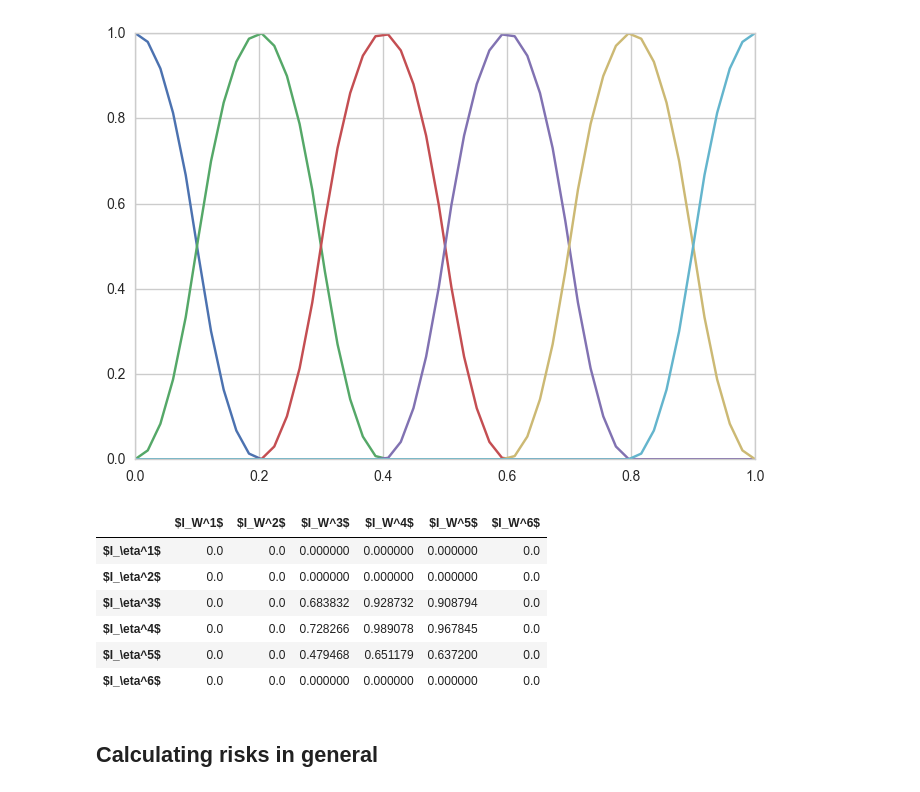
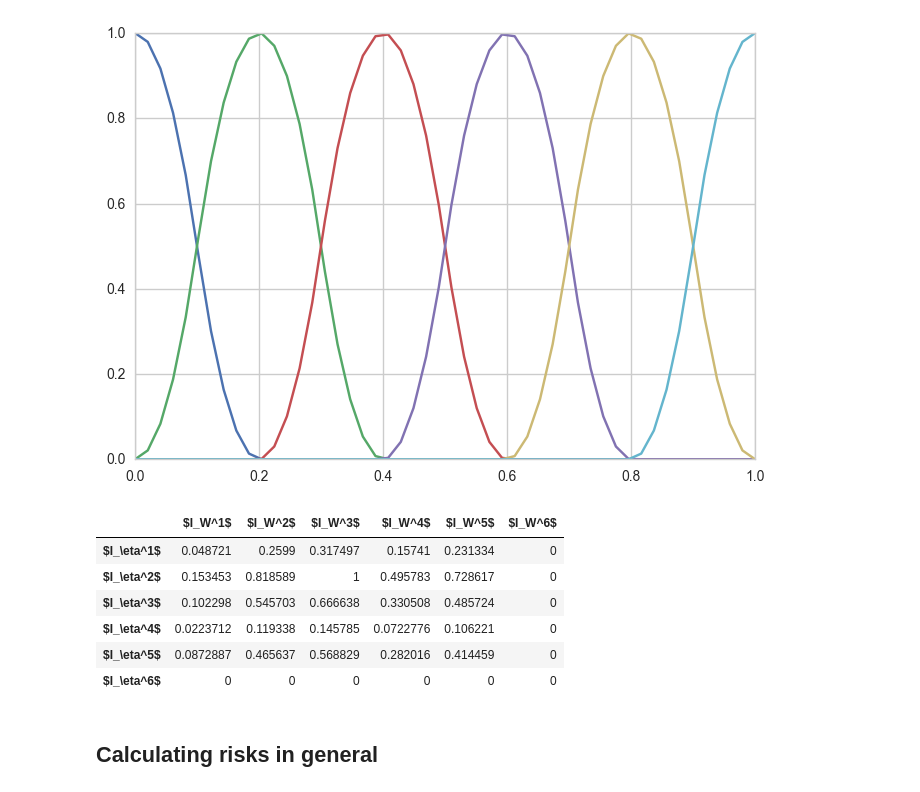
Before and after one commit to Megalitum/savchenko_labs, a Jupyter notebook: semiannual_project_risk.ipynb, the cells around one changed output. Cells and saved outputs as stored; diff of their text form; code cells hidden in the pictures.

```diff
--- a/semiannual_project_risk.ipynb
+++ b/semiannual_project_risk.ipynb
@@ -74,20 +136,27 @@ def build_resid_table(configuration):
         eta_vec, W_vec = calculate_eta_W_resid_vectors(f_eta[i], f_W[i])
         res_eta *= 1 - eta_vec
         res_W *= 1 - W_vec
-    res_eta = 1 - res_eta
-    res_W = 1 - res_W
+    res_eta = 1 - np.power(res_eta, 1 / len(configuration))
+    res_W = 1 - np.power(res_W, 1 / len(configuration))
     return np.sqrt(res_eta[:, None] @ res_W[None, :])
+# %%
+def highlight_styler(value):
+    def color_red(val):
+        color = 'red' if val == value else 'black'
+        return 'color: %s' % color
+    return color_red
 # %%
-pd.DataFrame(build_resid_table((1,1,1)), columns=['$I_W^%d$' % (i + 1) for i in range(len(W_ranges_c))],
-             index=['$I_\eta^%d$' % (i + 1) for i in range(len(eta_ranges_c))])
+likely_config_table = build_resid_table((1,2,2,0,0,0,0))
+pd.DataFrame(likely_config_table, columns=['$I_W^%d$' % (i + 1) for i in range(len(W_ranges_c))],
+             index=['$I_\eta^%d$' % (i + 1) for i in range(len(eta_ranges_c))]).style.applymap(highlight_styler(likely_config_table.max()))
 # %% [output]
 |  | $I_W^1$ | $I_W^2$ | $I_W^3$ | $I_W^4$ | $I_W^5$ | $I_W^6$ |
-| $I_\eta^1$ | 0.0 | 0.0 | 0.000000 | 0.000000 | 0.000000 | 0.0 |
-| $I_\eta^2$ | 0.0 | 0.0 | 0.000000 | 0.000000 | 0.000000 | 0.0 |
-| $I_\eta^3$ | 0.0 | 0.0 | 0.683832 | 0.928732 | 0.908794 | 0.0 |
-| $I_\eta^4$ | 0.0 | 0.0 | 0.728266 | 0.989078 | 0.967845 | 0.0 |
-| $I_\eta^5$ | 0.0 | 0.0 | 0.479468 | 0.651179 | 0.637200 | 0.0 |
-| $I_\eta^6$ | 0.0 | 0.0 | 0.000000 | 0.000000 | 0.000000 | 0.0 |
+| $I_\eta^1$ | 0.048721 | 0.2599 | 0.317497 | 0.15741 | 0.231334 | 0 |
+| $I_\eta^2$ | 0.153453 | 0.818589 | 1 | 0.495783 | 0.728617 | 0 |
+| $I_\eta^3$ | 0.102298 | 0.545703 | 0.666638 | 0.330508 | 0.485724 | 0 |
+| $I_\eta^4$ | 0.0223712 | 0.119338 | 0.145785 | 0.0722776 | 0.106221 | 0 |
+| $I_\eta^5$ | 0.0872887 | 0.465637 | 0.568829 | 0.282016 | 0.414459 | 0 |
+| $I_\eta^6$ | 0 | 0 | 0 | 0 | 0 | 0 |
 # %% [markdown]
 ## Calculating risks in general
 # %%
```
Also changed, not shown: parts of 7 cells of this notebook, 1 other file.
